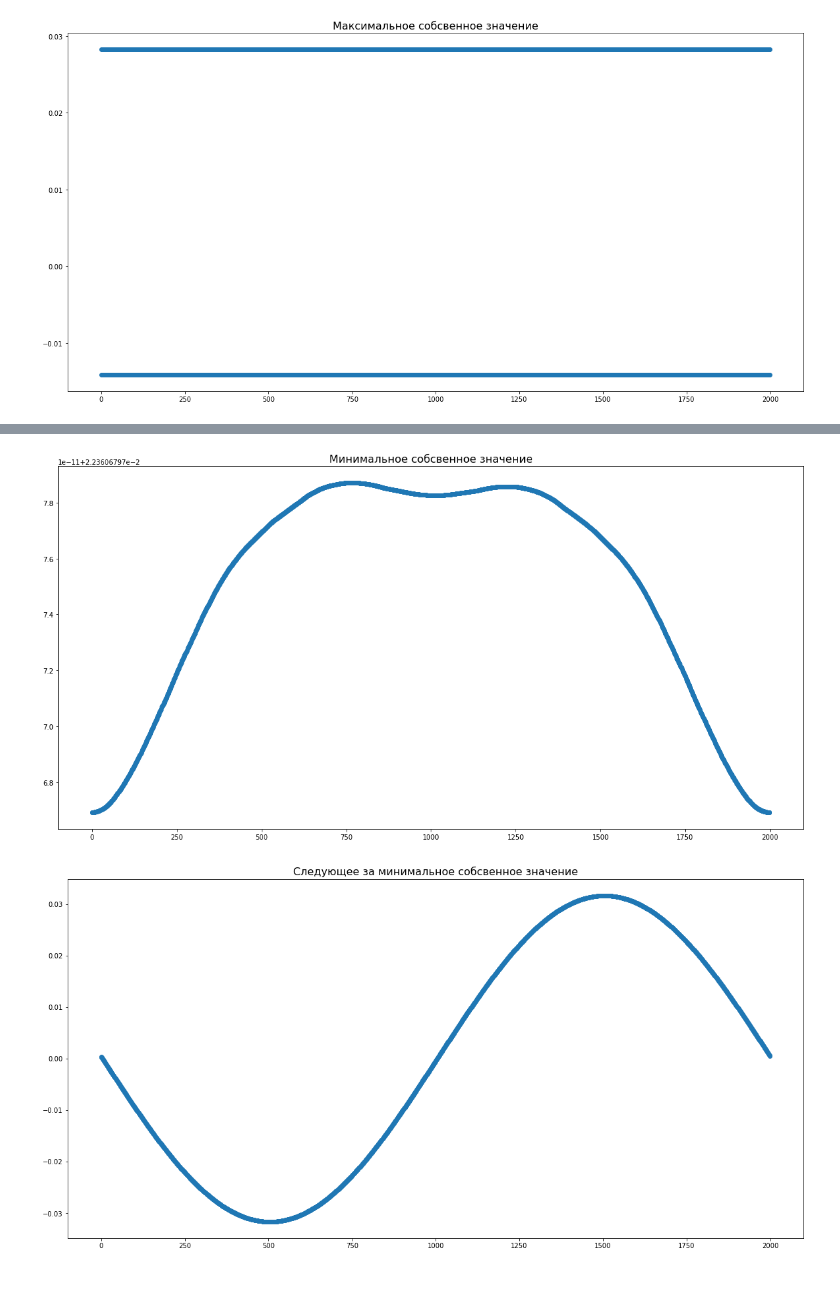
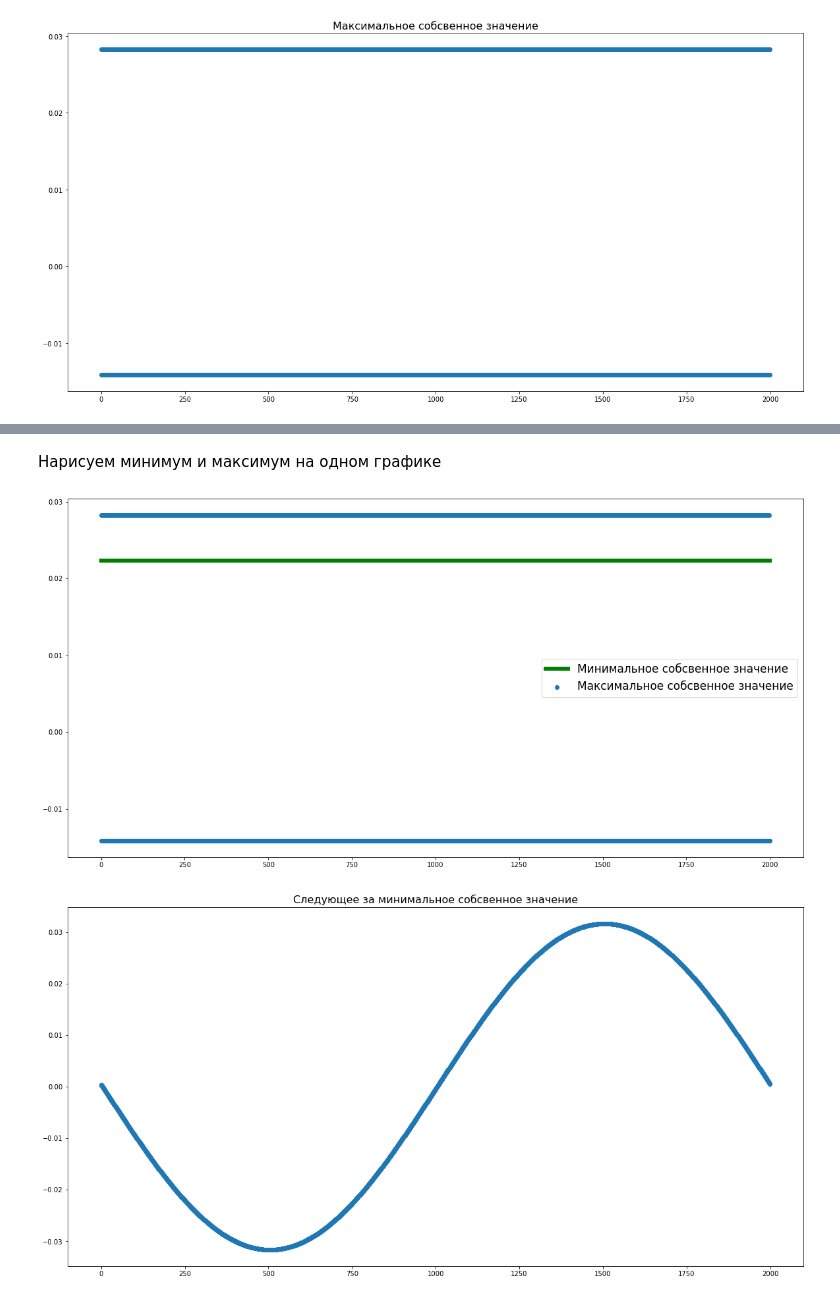
Before and after one commit to SvMixa/HSE_computational_physics, a Jupyter notebook: Home_work_5_Svintsov_M.ipynb, the cells around one changed output, grey strips where cells are left out. Drawn from its saved outputs; the diff is of its cells as text; code cells hidden in the pictures.

Commit message:
Add files via upload
Доделана 5-ая задача: построена гистограмма собственных частот и нагляднее построен график амплитуд при минимальном собственном значении.

```diff
--- a/Home_work_5_Svintsov_M.ipynb
+++ b/Home_work_5_Svintsov_M.ipynb
@@ -404,10 +428,13 @@ plt.show()
+# %% [markdown]
+Нарисуем минимум и максимум на одном графике
 # %%
 plt.figure(figsize=(20,10))
-plt.scatter(range(len(eimin)), eimin)
-plt.title('Минимальное собсвенное значение', fontsize=16)
+plt.scatter(range(len(eimax)), eimax, label='Максимальное собсвенное значение')
+plt.plot([0, 2000], [np.mean(eimin)]*2, linewidth=6, label='Минимальное собсвенное значение', color='green')
+plt.legend(fontsize=17)
 plt.show()
 # %% [output]
-[figure, old version]
+[figure, new version]
 # %%
 plt.figure(figsize=(20,10))
 plt.scatter(range(len(eimin)), eimnin_next)
```
Also changed, not shown: parts of 6 cells of this notebook.
